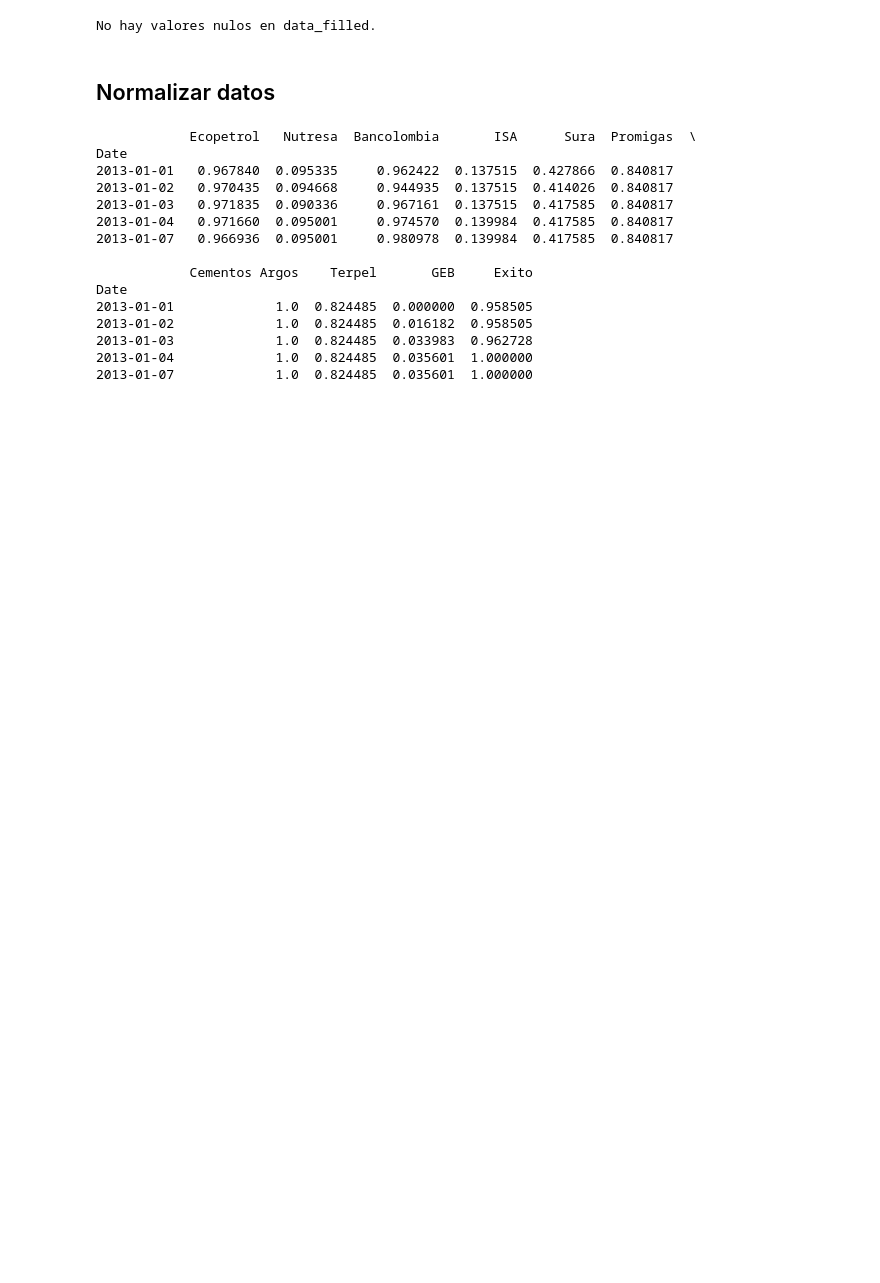
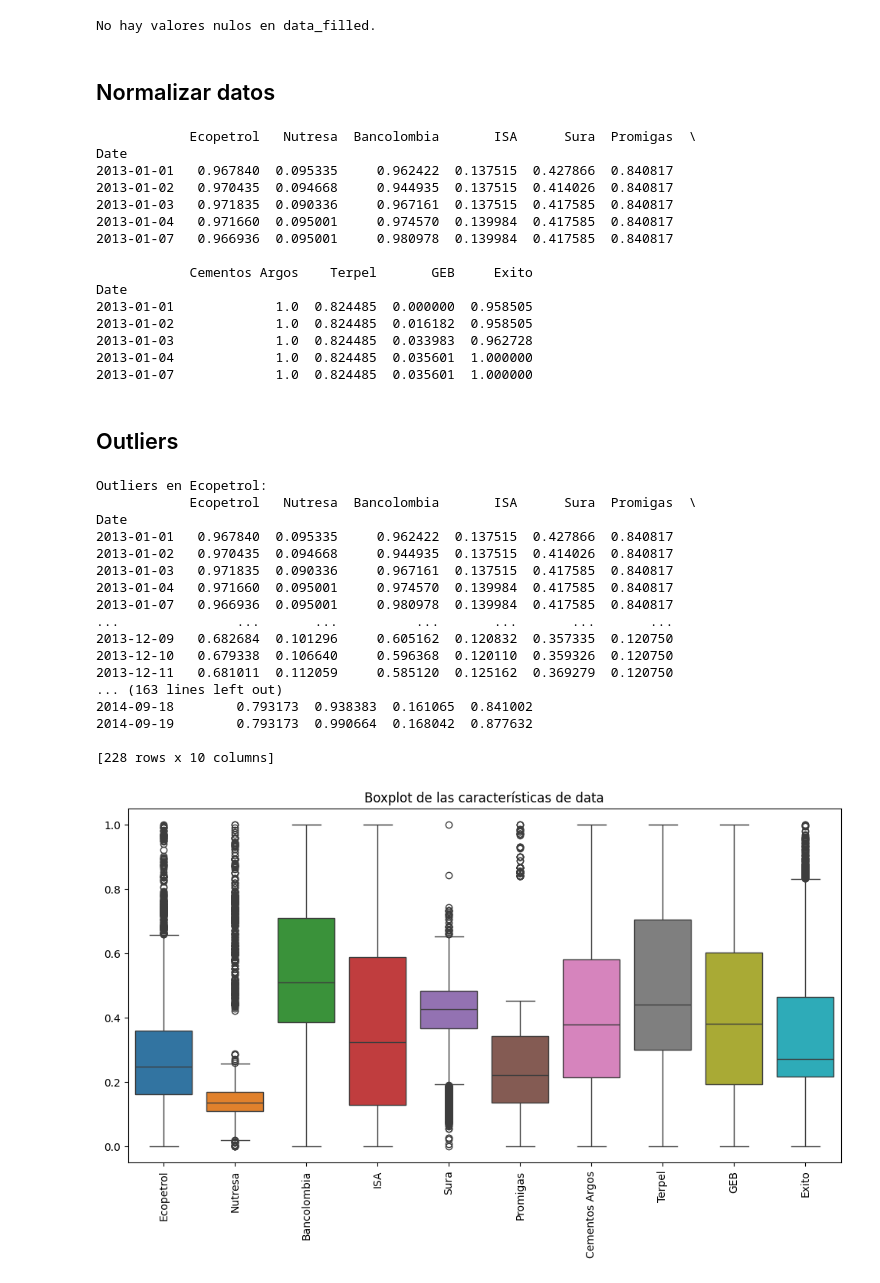
Before and after one commit to JesusAndresOssaPerez/TFM_SeriesdeTiempo, a Jupyter notebook: principal.ipynb, the cells around one changed output. Cells and saved outputs as stored; diff of their text form; code cells hidden in the pictures; blank space fills up the shorter version.

```diff
--- a/principal.ipynb
+++ b/principal.ipynb
@@ -216,3 +216,57 @@ Date
 2013-01-03             1.0  0.824485  0.033983  0.962728
 2013-01-04             1.0  0.824485  0.035601  1.000000
 2013-01-07             1.0  0.824485  0.035601  1.000000
+# %% [markdown]
+## Outliers
+# %%
+import pandas as pd
+import numpy as np
+import matplotlib.pyplot as plt
+import seaborn as sns
+import yfinance as yf
+
+# Definir la función para detectar outliers
+def detect_outliers(df):
+    outliers = {}
+    for column in df.columns:
+        if df[column].dtype != 'object' and column != 'Date':
+            Q1 = df[column].quantile(0.25)
+            Q3 = df[column].quantile(0.75)
+            IQR = Q3 - Q1
+            lower_bound = Q1 - 1.5 * IQR
+            upper_bound = Q3 + 1.5 * IQR
+            outliers[column] = df[(df[column] < lower_bound) | (df[column] > upper_bound)]
+    return outliers
+
+# Detectar outliers en data
+outliers = detect_outliers(data)
+
+# Imprimir los outliers detectados
+for column, outlier_data in outliers.items():
+    print(f"Outliers en {column}:\n{outlier_data}\n")
+
+# Graficar boxplots para ver outliers
+plt.figure(figsize=(12, 6))
+sns.boxplot(data=data)
+plt.xticks(rotation=90)
+plt.title('Boxplot de las características de data')
+plt.show()
+# %% [output]
+Outliers en Ecopetrol:
+            Ecopetrol   Nutresa  Bancolombia       ISA      Sura  Promigas  \
+Date
+2013-01-01   0.967840  0.095335     0.962422  0.137515  0.427866  0.840817
+2013-01-02   0.970435  0.094668     0.944935  0.137515  0.414026  0.840817
+2013-01-03   0.971835  0.090336     0.967161  0.137515  0.417585  0.840817
+2013-01-04   0.971660  0.095001     0.974570  0.139984  0.417585  0.840817
+2013-01-07   0.966936  0.095001     0.980978  0.139984  0.417585  0.840817
+...               ...       ...          ...       ...       ...       ...
+2013-12-09   0.682684  0.101296     0.605162  0.120832  0.357335  0.120750
+2013-12-10   0.679338  0.106640     0.596368  0.120110  0.359326  0.120750
+2013-12-11   0.681011  0.112059     0.585120  0.125162  0.369279  0.120750
+... (163 lines left out)
+2014-09-18        0.793173  0.938383  0.161065  0.841002
+2014-09-19        0.793173  0.990664  0.168042  0.877632
+
+[228 rows x 10 columns]
+[figure, added]
```
Also changed, not shown: parts of 10 cells of this notebook.
